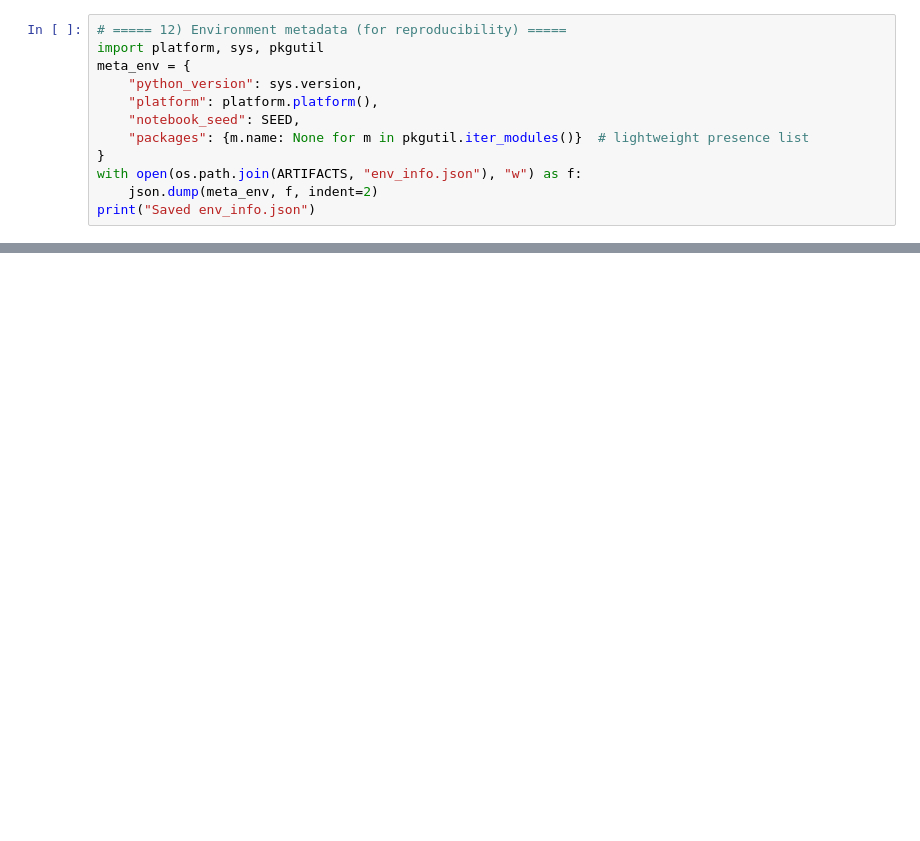
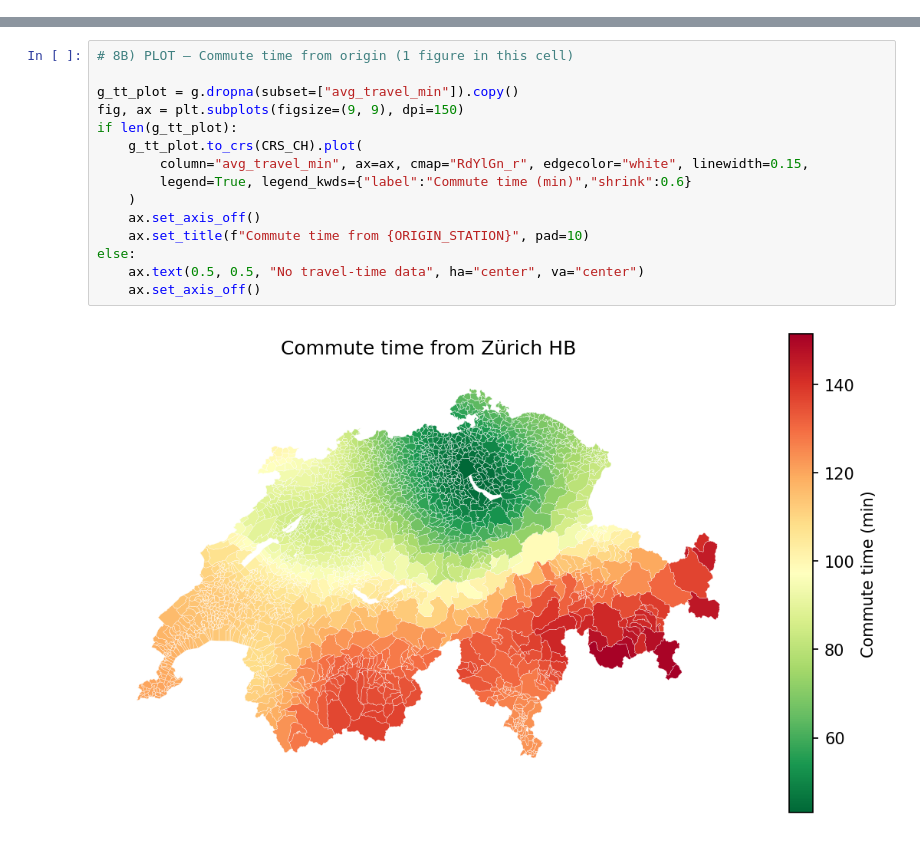
Before and after one commit to ingo-stallknecht/swiss-commute-housing, a Jupyter notebook: notebooks/swiss_commute_housing.ipynb, the cells around one changed output, grey strips where cells are left out. Drawn from its saved outputs; the diff is of its cells as text; blank space fills up the shorter version.

```diff
--- a/notebooks/swiss_commute_housing.ipynb
+++ b/notebooks/swiss_commute_housing.ipynb
@@ -1001,12 +699,0 @@ Output hidden; open in https://colab.research.google.com to view.
-# %%
-# ===== 12) Environment metadata (for reproducibility) =====
-import platform, sys, pkgutil
-meta_env = {
-    "python_version": sys.version,
-    "platform": platform.platform(),
-    "notebook_seed": SEED,
-    "packages": {m.name: None for m in pkgutil.iter_modules()}  # lightweight presence list
-}
-with open(os.path.join(ARTIFACTS, "env_info.json"), "w") as f:
-    json.dump(meta_env, f, indent=2)
-print("Saved env_info.json")
@@ -1614,0 +719,17 @@ Stopped Streamlit and Cloudflare tunnel.
+# %%
+# 8B) PLOT — Commute time from origin (1 figure in this cell)
+
+g_tt_plot = g.dropna(subset=["avg_travel_min"]).copy()
+fig, ax = plt.subplots(figsize=(9, 9), dpi=150)
+if len(g_tt_plot):
+    g_tt_plot.to_crs(CRS_CH).plot(
+        column="avg_travel_min", ax=ax, cmap="RdYlGn_r", edgecolor="white", linewidth=0.15,
+        legend=True, legend_kwds={"label":"Commute time (min)","shrink":0.6}
+    )
+    ax.set_axis_off()
+    ax.set_title(f"Commute time from {ORIGIN_STATION}", pad=10)
+else:
+    ax.text(0.5, 0.5, "No travel-time data", ha="center", va="center")
+    ax.set_axis_off()
+# %% [output]
+[figure, added]
```
Also changed, not shown: parts of 29 cells of this notebook, 11 other files.
